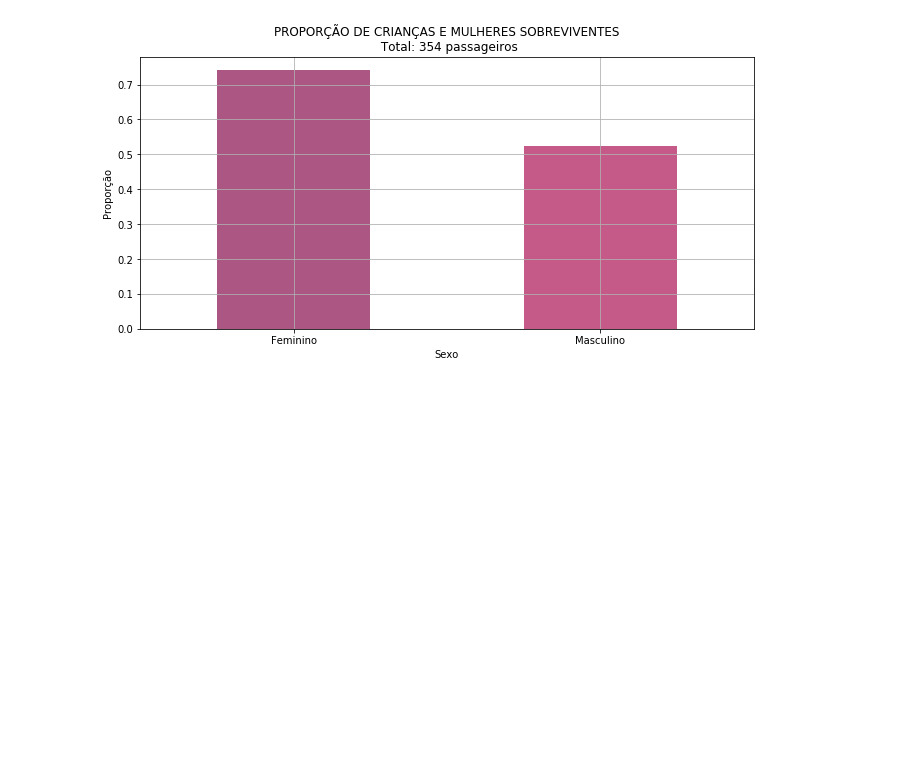
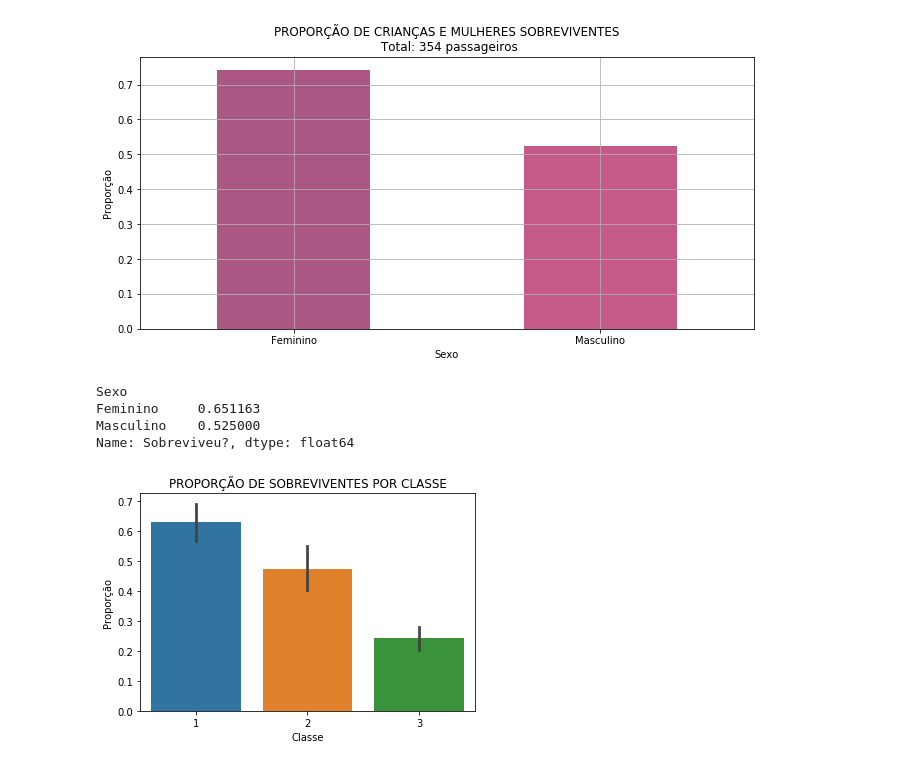
Before and after one commit to thiagosilva95/wreck-titanic, a Jupyter notebook: titanic.ipynb, the cells around one changed output. Cells and saved outputs as stored; diff of their text form; code cells hidden in the pictures; blank space fills up the shorter version.

```diff
--- a/titanic.ipynb
+++ b/titanic.ipynb
@@ -142,3 +155,23 @@ plt.ylabel('Proporção')
 plt.show()
 # %% [output]
 [figure]
+# %%
+#proportion of boys and girls survivors  in Titanic
+priorities[priorities['Idade'] <= 15].groupby('Sexo')['Sobreviveu?'].apply(lambda x : np.mean(x == 'Sim'))
+# %% [output]
+Sexo
+Feminino     0.651163
+Masculino    0.525000
+Name: Sobreviveu?, dtype: float64
+# %%
+# grouping the proportion of survivors by class and buinding a graphic from the result
+survivers_class = titanic.copy()
+survivers_class['Sobreviveu?'] = titanic['Sobreviveu?'] == 'Sim'
+
+sns.barplot(data = survivers_class, y = 'Sobreviveu?', x = 'Classe')
+
+plt.title('PROPORÇÃO DE SOBREVIVENTES POR CLASSE')
+plt.ylabel('Proporção')
+plt.show()
+# %% [output]
+[figure, added]
```
Also changed, not shown: parts of 9 cells of this notebook.
